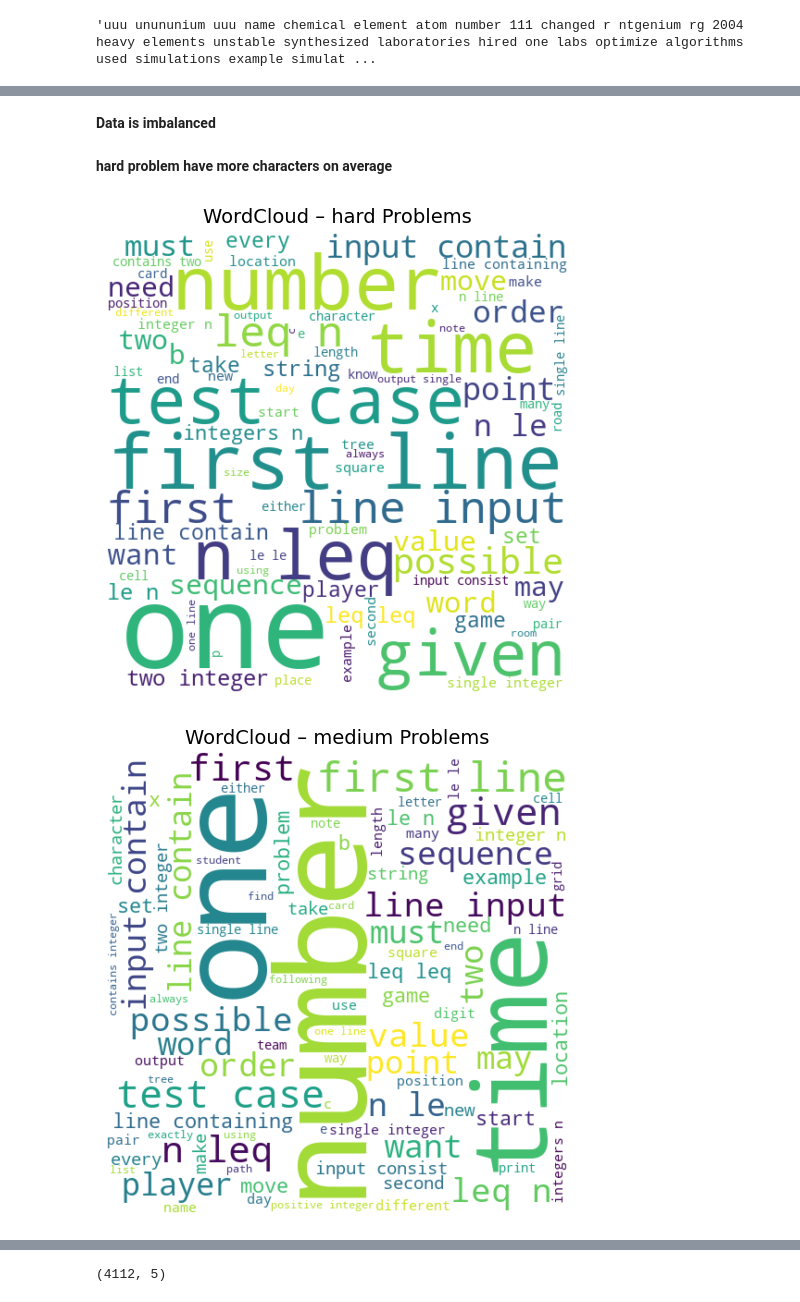
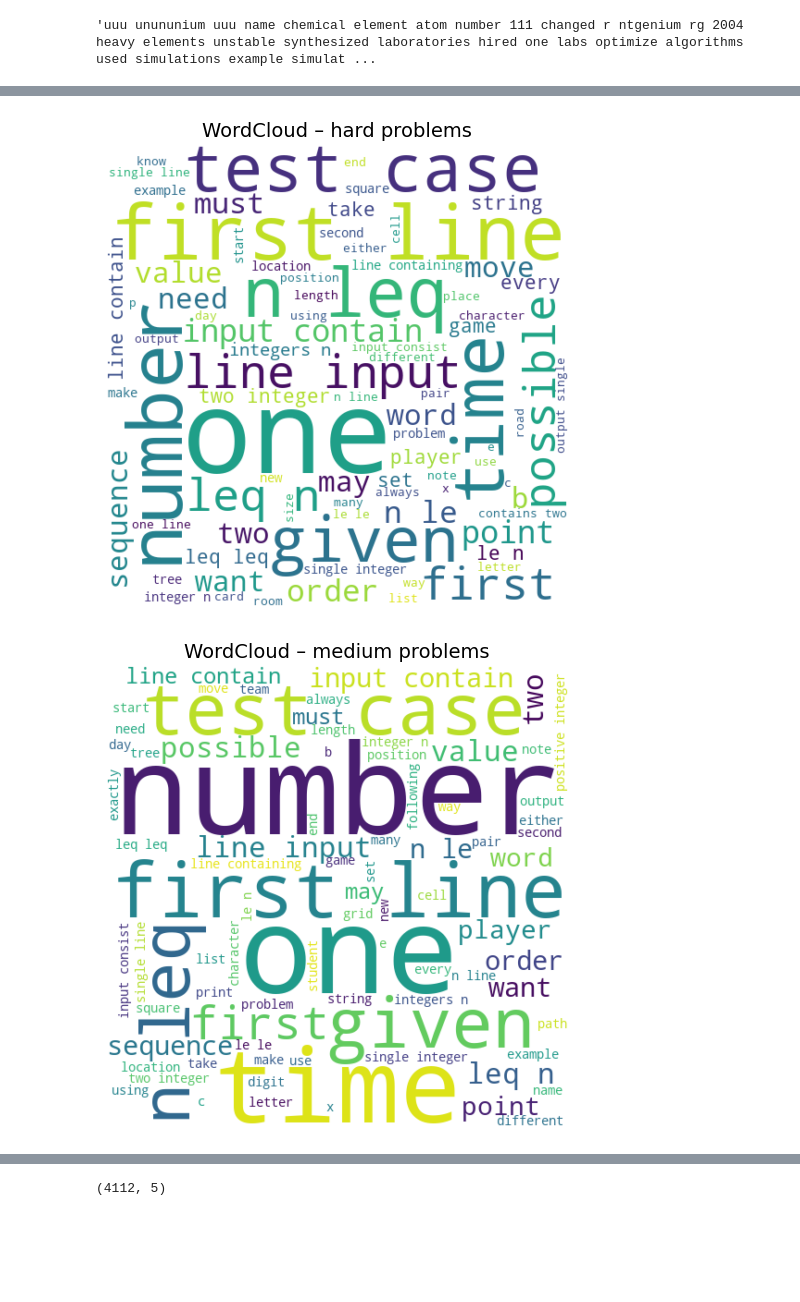
Before and after one commit to AmareswarNagam/AutoJudge, a Jupyter notebook: autojudge.ipynb, the cells around one changed output, grey strips where cells are left out. Drawn from its saved outputs; the diff is of its cells as text; code cells hidden in the pictures; blank space fills up the shorter version.

```diff
--- a/autojudge.ipynb
+++ b/autojudge.ipynb
@@ -119,13 +119,8 @@ for col in cols:
 # %%
 # combining all text columns
 df["text"] = (
-    df["title"]
-    + " "
-    + df["description"]
-    + " "
-    + df["input_description"]
-    + " "
-    + df["output_description"]
+    df["title"] + " " + df["description"] + " " +
+    df["input_description"] + " " + df["output_description"]
 )
 # %%
 df["text"].iloc[0]
@@ -149,2 +137,0 @@ sns.countplot(data=df, x="problem_class", hue="problem_class")
-# %% [markdown]
-**Data is imbalanced**
@@ -153,4 +138,2 @@ sns.countplot(data=df, x="problem_class", hue="problem_class")
-# %% [markdown]
-**hard problem have more characters on average**
 # %%
 from wordcloud import WordCloud
@@ -166,9 +148,10 @@ def plot_wordcloud(text, title):
     plt.title(title, fontsize=14)
     plt.show()
 # %%
+# printing wordcloud for each class in problem_class column
 for difficulty in df["problem_class"].unique():
     class_text = " ".join(df[df["problem_class"] == difficulty]["text"])
-    plot_wordcloud(class_text, f"WordCloud – {difficulty} Problems")
+    plot_wordcloud(class_text, f"WordCloud – {difficulty} problems")
 # %% [output]
-[figure, old version]
+[figure, new version]
-[figure, old version]
+[figure, new version]
```
Also changed, not shown: parts of 81 cells of this notebook.
